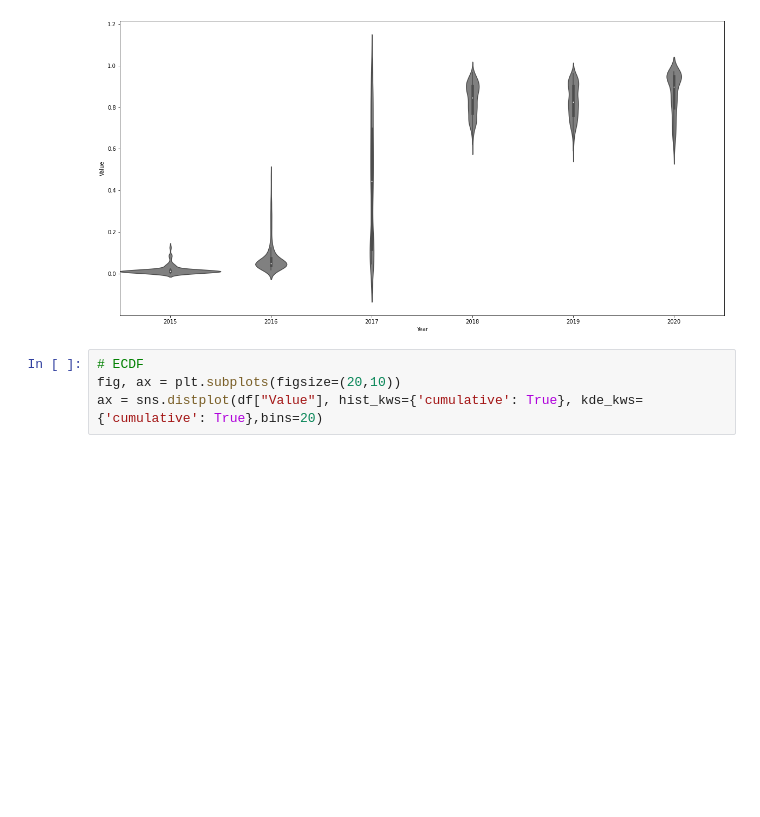
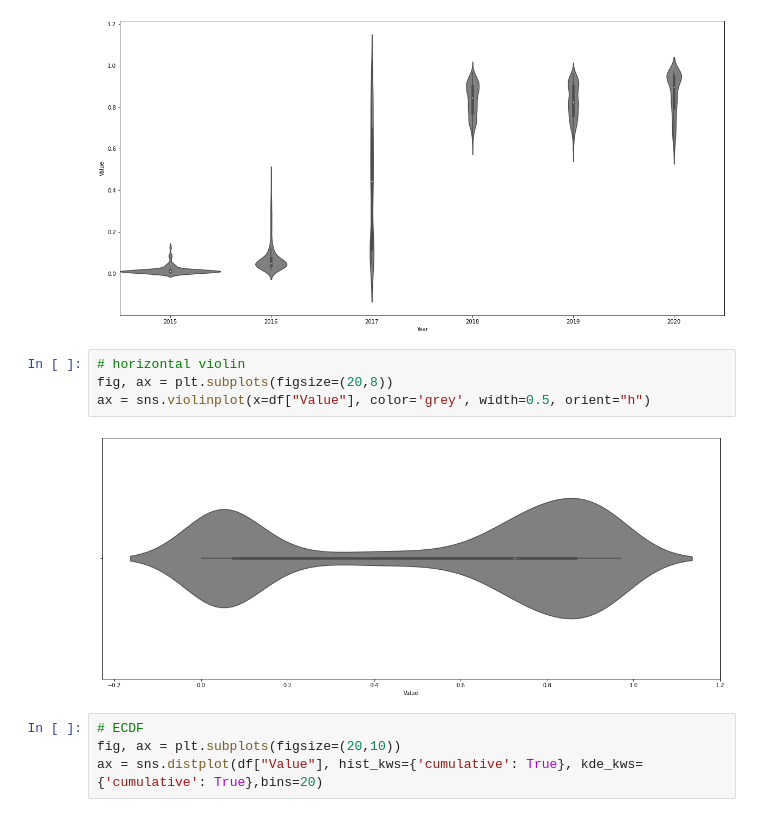
Before and after one commit to HektorLin/Etherscan_visualization, a Jupyter notebook: Etherscan_Visualization.ipynb, the cells around one changed output. Saved outputs shown, nothing was run; the diff lists cells and outputs as text; blank space fills up the shorter version.

Commit message:
several augmentations to violin plots

```diff
--- a/Etherscan_Visualization.ipynb
+++ b/Etherscan_Visualization.ipynb
@@ -85,6 +85,12 @@ fig, ax = plt.subplots(figsize=(20,10))
 ax = sns.violinplot(x=df["Year"],y=df["Value"], color='grey', width=1)
 # %% [output]
 [figure]
+# %%
+# horizontal violin
+fig, ax = plt.subplots(figsize=(20,8))
+ax = sns.violinplot(x=df["Value"], color='grey', width=0.5, orient="h")
+# %% [output]
+[figure, added]
 # %%
 # ECDF
 fig, ax = plt.subplots(figsize=(20,10))
```
Also changed, not shown: parts of 3 cells of this notebook.
